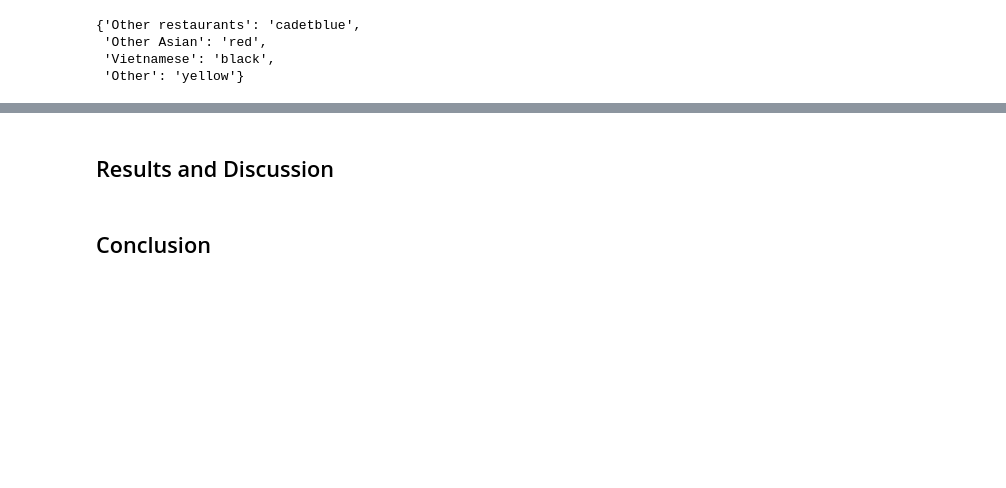
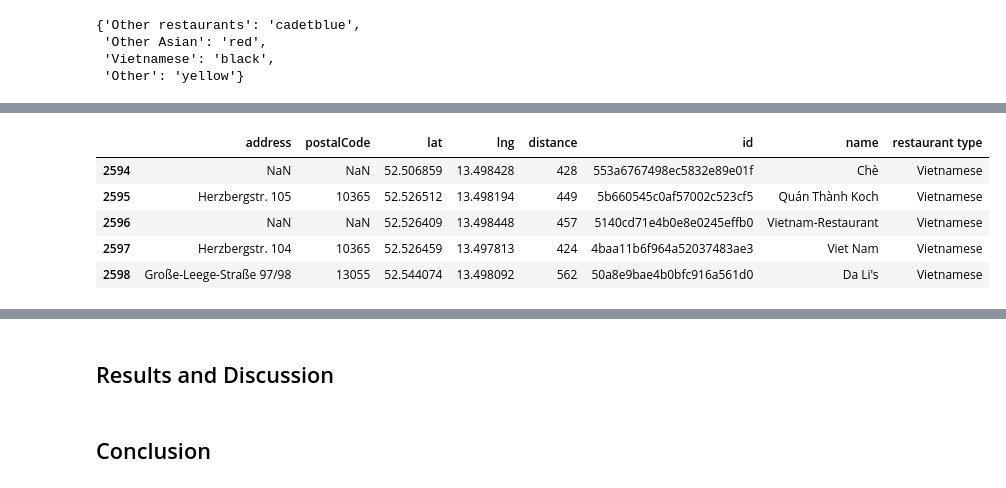
Before and after one commit to cyiallou/ibm_ds_capstone_project, a Jupyter notebook: notebooks/The-Battle-of-the-Neighborhoods.ipynb, the cells around one changed output, grey strips where cells are left out. Saved outputs shown, nothing was run; the diff lists cells and outputs as text; code cells hidden in the pictures; blank space fills up the shorter version.

```diff
--- a/notebooks/The-Battle-of-the-Neighborhoods.ipynb
+++ b/notebooks/The-Battle-of-the-Neighborhoods.ipynb
@@ -520,0 +601,9 @@ Observations:
+# %%
+df.tail()
+# %% [output]
+|  | address | postalCode | lat | lng | distance | id | name | restaurant type |
+| 2594 | NaN | NaN | 52.506859 | 13.498428 | 428 | 553a6767498ec5832e89e01f | Chè | Vietnamese |
+| 2595 | Herzbergstr. 105 | 10365 | 52.526512 | 13.498194 | 449 | 5b660545c0af57002c523cf5 | Quán Thành Koch | Vietnamese |
+| 2596 | NaN | NaN | 52.526409 | 13.498448 | 457 | 5140cd71e4b0e8e0245effb0 | Vietnam-Restaurant | Vietnamese |
+| 2597 | Herzbergstr. 104 | 10365 | 52.526459 | 13.497813 | 424 | 4baa11b6f964a52037483ae3 | Viet Nam | Vietnamese |
+| 2598 | Große-Leege-Straße 97/98 | 13055 | 52.544074 | 13.498092 | 562 | 50a8e9bae4b0bfc916a561d0 | Da Li's | Vietnamese |
```
Also changed, not shown: parts of 35 cells of this notebook.
